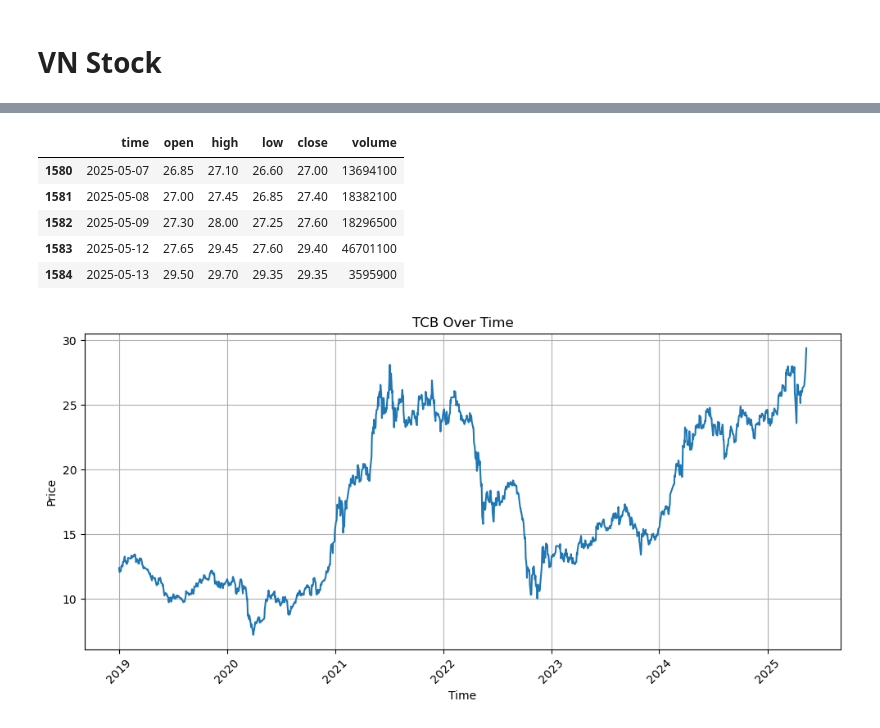
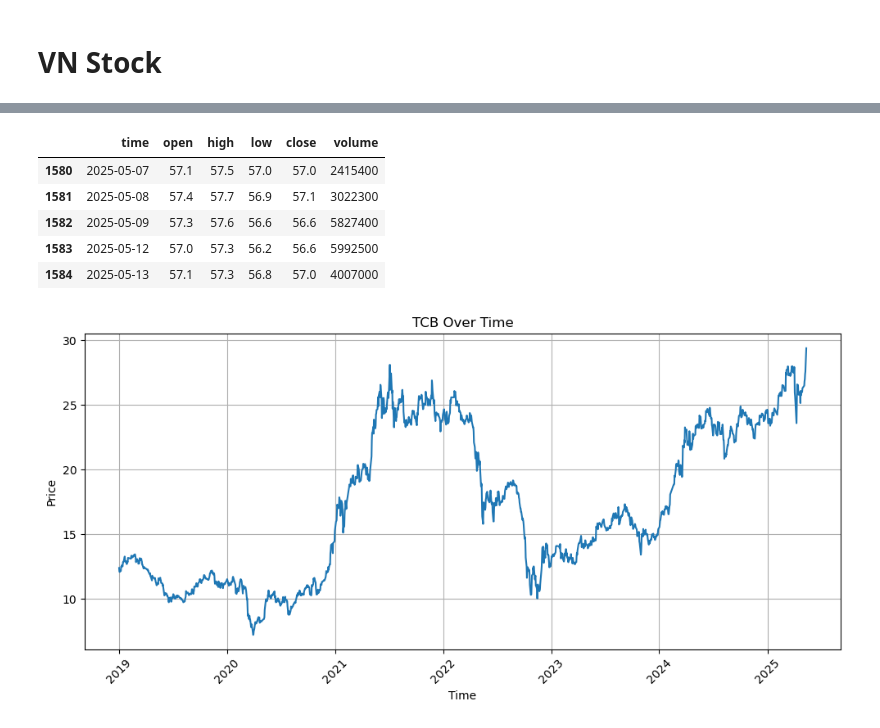
Before and after one commit to thangtm58/trading_algorithm, a Jupyter notebook: ssi.ipynb, the cells around one changed output, grey strips where cells are left out. Drawn from its saved outputs; the diff is of its cells as text; code cells hidden in the pictures.

```diff
--- a/ssi.ipynb
+++ b/ssi.ipynb
@@ -173,18 +173,18 @@ for _ in range(75):
 # %%
 from vnstock import Vnstock
 
-symbol = 'TCB'
+symbol = 'BID'
 stock = Vnstock().stock(symbol=symbol, source='VCI')
 stk = stock.quote.history(start='2019-01-01', end=datetime.today().strftime("%Y-%m-%d"), to_df=True)
 stk.tail()
 # %% [output]
 [interactive output not drawn]
 |  | time | open | high | low | close | volume |
-| 1580 | 2025-05-07 | 26.85 | 27.10 | 26.60 | 27.00 | 13694100 |
-| 1581 | 2025-05-08 | 27.00 | 27.45 | 26.85 | 27.40 | 18382100 |
-| 1582 | 2025-05-09 | 27.30 | 28.00 | 27.25 | 27.60 | 18296500 |
-| 1583 | 2025-05-12 | 27.65 | 29.45 | 27.60 | 29.40 | 46701100 |
-| 1584 | 2025-05-13 | 29.50 | 29.70 | 29.35 | 29.35 | 3595900 |
+| 1580 | 2025-05-07 | 57.1 | 57.5 | 57.0 | 57.0 | 2415400 |
+| 1581 | 2025-05-08 | 57.4 | 57.7 | 56.9 | 57.1 | 3022300 |
+| 1582 | 2025-05-09 | 57.3 | 57.6 | 56.6 | 56.6 | 5827400 |
+| 1583 | 2025-05-12 | 57.0 | 57.3 | 56.2 | 56.6 | 5992500 |
+| 1584 | 2025-05-13 | 57.1 | 57.3 | 56.8 | 57.0 | 4007000 |
 # %%
 # Plot
 plt.figure(figsize=(10, 5))
```
Also changed, not shown: parts of 4 cells of this notebook, 2 other files.
